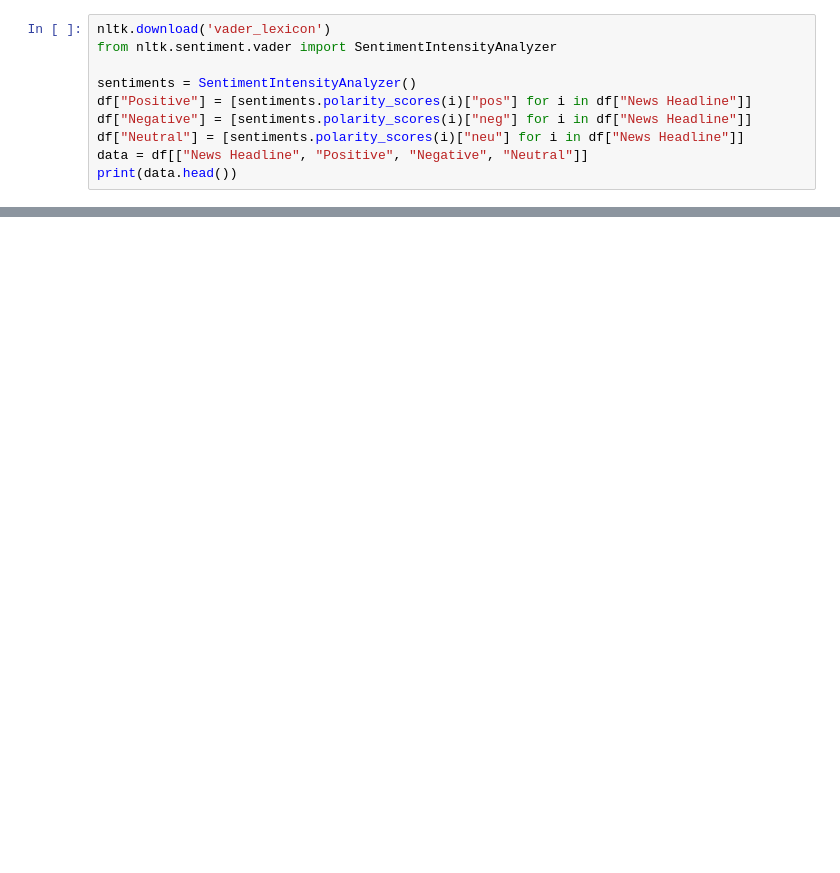
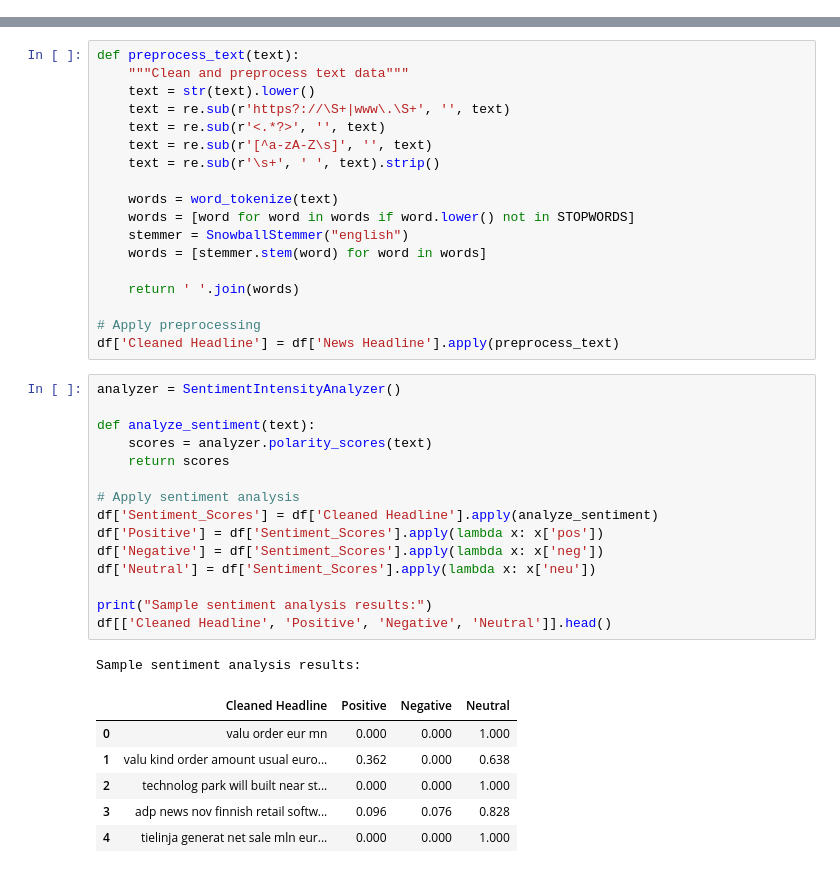
Before and after one commit to shreyuu/BFSI-NLP-Hackathon, a Jupyter notebook: main.ipynb, the cells around one changed output, grey strips where cells are left out. Saved outputs shown, nothing was run; the diff lists cells and outputs as text; blank space fills up the shorter version.

```diff
--- a/main.ipynb
+++ b/main.ipynb
@@ -114,10 +45,0 @@ plt.show()
-# %%
-nltk.download('vader_lexicon')
-from nltk.sentiment.vader import SentimentIntensityAnalyzer
-
-sentiments = SentimentIntensityAnalyzer()
-df["Positive"] = [sentiments.polarity_scores(i)["pos"] for i in df["News Headline"]]
-df["Negative"] = [sentiments.polarity_scores(i)["neg"] for i in df["News Headline"]]
-df["Neutral"] = [sentiments.polarity_scores(i)["neu"] for i in df["News Headline"]]
-data = df[["News Headline", "Positive", "Negative", "Neutral"]]
-print(data.head())
@@ -236,0 +46,41 @@ Dominant sentiment: Neutral 🙂
+# %%
+def preprocess_text(text):
+    """Clean and preprocess text data"""
+    text = str(text).lower()
+    text = re.sub(r'https?://\S+|www\.\S+', '', text)
+    text = re.sub(r'<.*?>', '', text)
+    text = re.sub(r'[^a-zA-Z\s]', '', text)
+    text = re.sub(r'\s+', ' ', text).strip()
+
+    words = word_tokenize(text)
+    words = [word for word in words if word.lower() not in STOPWORDS]
+    stemmer = SnowballStemmer("english")
+    words = [stemmer.stem(word) for word in words]
+
+    return ' '.join(words)
+
+# Apply preprocessing
+df['Cleaned Headline'] = df['News Headline'].apply(preprocess_text)
+# %%
+analyzer = SentimentIntensityAnalyzer()
+
+def analyze_sentiment(text):
+    scores = analyzer.polarity_scores(text)
+    return scores
+
+# Apply sentiment analysis
+df['Sentiment_Scores'] = df['Cleaned Headline'].apply(analyze_sentiment)
+df['Positive'] = df['Sentiment_Scores'].apply(lambda x: x['pos'])
+df['Negative'] = df['Sentiment_Scores'].apply(lambda x: x['neg'])
+df['Neutral'] = df['Sentiment_Scores'].apply(lambda x: x['neu'])
+
+print("Sample sentiment analysis results:")
+df[['Cleaned Headline', 'Positive', 'Negative', 'Neutral']].head()
+# %% [output]
+Sample sentiment analysis results:
+|  | Cleaned Headline | Positive | Negative | Neutral |
+| 0 | valu order eur mn | 0.000 | 0.000 | 1.000 |
+| 1 | valu kind order amount usual euro... | 0.362 | 0.000 | 0.638 |
+| 2 | technolog park will built near st... | 0.000 | 0.000 | 1.000 |
+| 3 | adp news nov finnish retail softw... | 0.096 | 0.076 | 0.828 |
+| 4 | tielinja generat net sale mln eur... | 0.000 | 0.000 | 1.000 |
```
Also changed, not shown: parts of 24 cells of this notebook.
